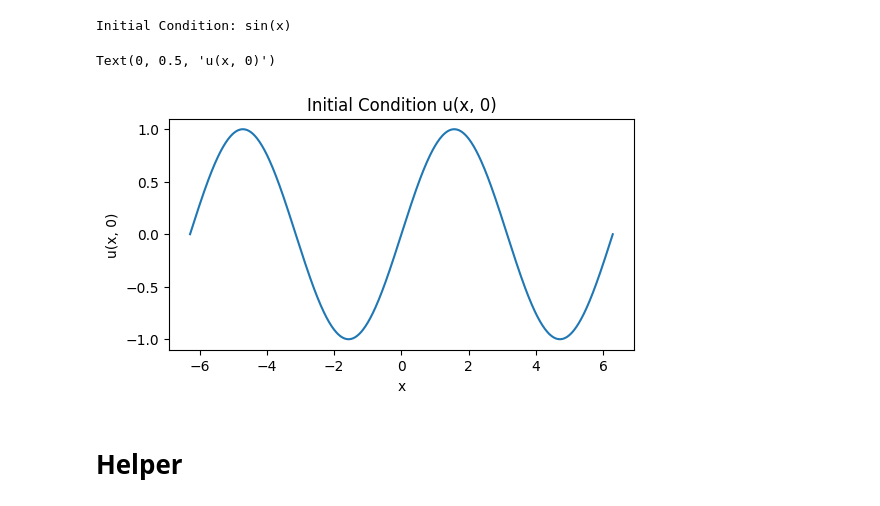
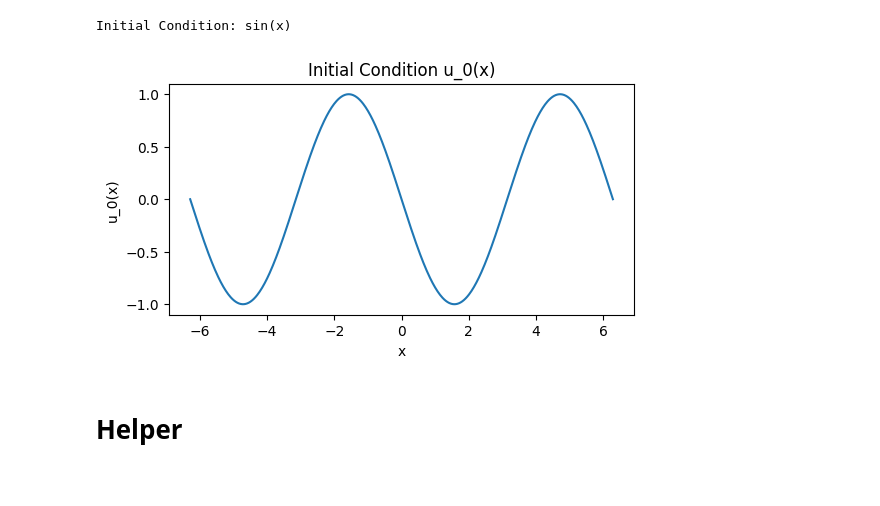
Before and after one commit to nishantak/numerical_sim_PINN, a Jupyter notebook: PINN_Kuramoto/pinn_solver.ipynb, the cells around one changed output. Drawn from its saved outputs; the diff is of its cells as text; code cells hidden in the pictures.

```diff
--- a/PINN_Kuramoto/pinn_solver.ipynb
+++ b/PINN_Kuramoto/pinn_solver.ipynb
@@ -24,8 +24,8 @@ Nx = 512                        # Number of Spatial points
 L = abs(xmax - xmin)            # Domain Length
 dx = L / (Nx - 1)               # Cell width
 
-x = np.linspace(xmin, xmax, Nx)
-x_tensor = torch.tensor(x, dtype=torch.float32, requires_grad=True).view(-1, 1).to(device)
+_x = np.linspace(xmin, xmax, Nx)
+_x_tensor = torch.tensor(_x, dtype=torch.float32, requires_grad=True).view(-1, 1).to(device)
 
 
 # Temporal Domain
@@ -33,5 +33,5 @@ Tf = 2.0                # Final time
 dt = 0.01               # Time step
 Nt = int(Tf / dt) + 1   # Number of temporal points
 
-t = np.linspace(0, Tf, Nt)
-t_tensor = torch.tensor(t, dtype=torch.float32, requires_grad=True).view(-1, 1).to(device)
+_t = np.linspace(0, Tf, Nt)
+_t_tensor = torch.tensor(_t, dtype=torch.float32, requires_grad=True).view(-1, 1).to(device)
@@ -82,7 +93,7 @@ def initialise(x_tensor, condition):
     """
     Initialize the solution based on different initial conditions.
 
-    Args:
+    Args:-
     - x_tensor: Tensor of Nx spatial points.
     - condition: Integer representing the type of initial condition to use.
 
@@ -104,7 +115,7 @@ def initialise(x_tensor, condition):
     elif condition == 3:
         # Sine initial data
         print("Initial Condition: sin(x)")
-        u_0 = torch.sin(x_tensor)
+        u_0 = -torch.sin(x_tensor)
 
     return u_0
 
@@ -117,18 +128,18 @@ def flux(u):
 
 
 # Initial data
-u_0 = initialise(x_tensor, 3)
+u_0 = initialise(_x_tensor, 3).to(device)
 # %% [output]
 Initial Condition: sin(x)
 # %%
-plt.figure(figsize=(6, 3), dpi=100)
-plt.plot(x, u_0.squeeze().detach().cpu().numpy(), label='Initial Condition')
-plt.title('Initial Condition u(x, 0)')
+plt.figure(figsize=(6, 3))
+plt.plot(_x, u_0.detach().cpu().numpy(), label='Initial Condition')
+plt.title('Initial Condition u_0(x)')
 plt.xlabel('x')
-plt.ylabel('u(x, 0)')
+plt.ylabel('u_0(x)')
+plt.show()
 # %% [output]
-Text(0, 0.5, 'u(x, 0)')
-[figure, old version]
+[figure, new version]
 # %% [markdown]
 # Helper
 # %%
```
Also changed, not shown: parts of 12 cells of this notebook, 2 other files.
